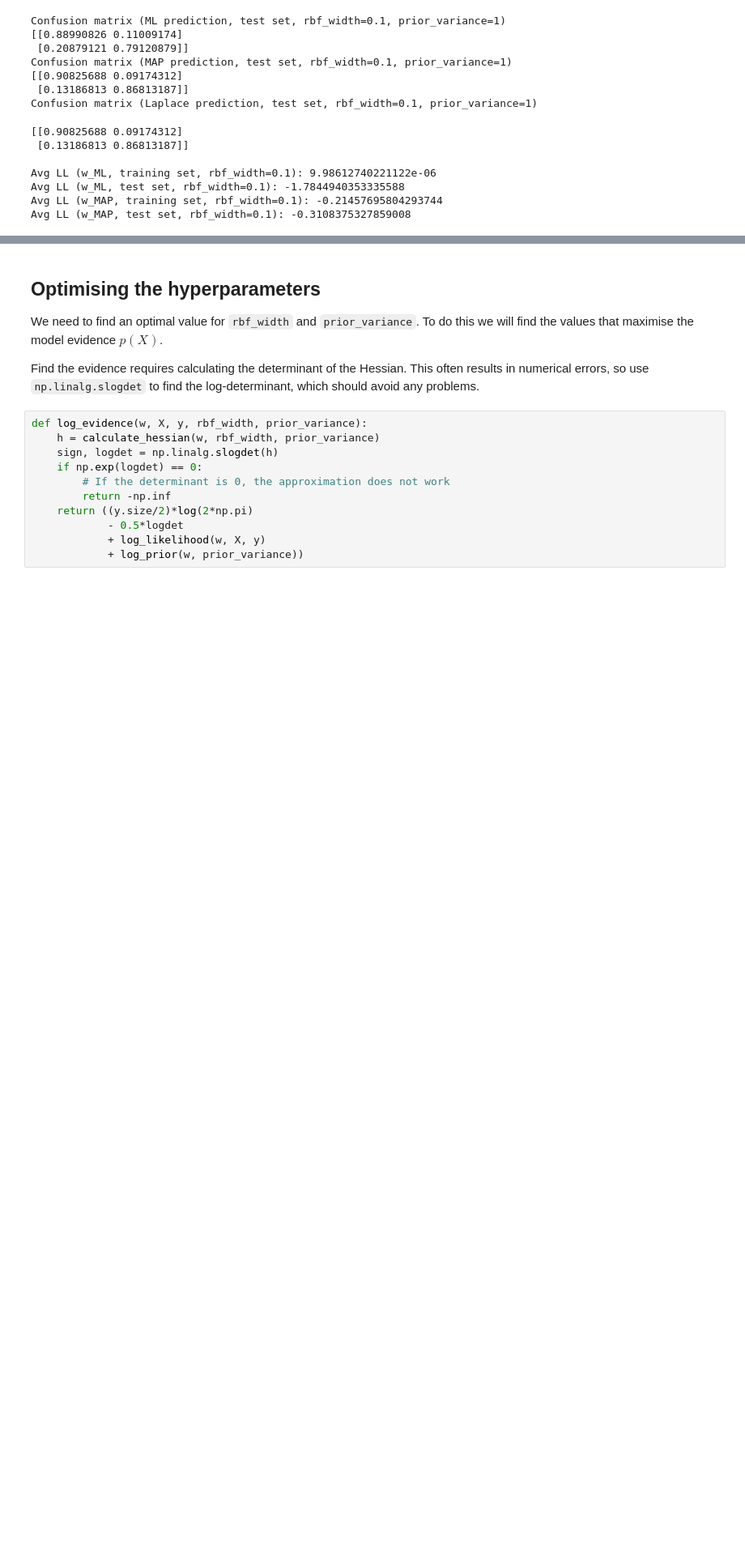
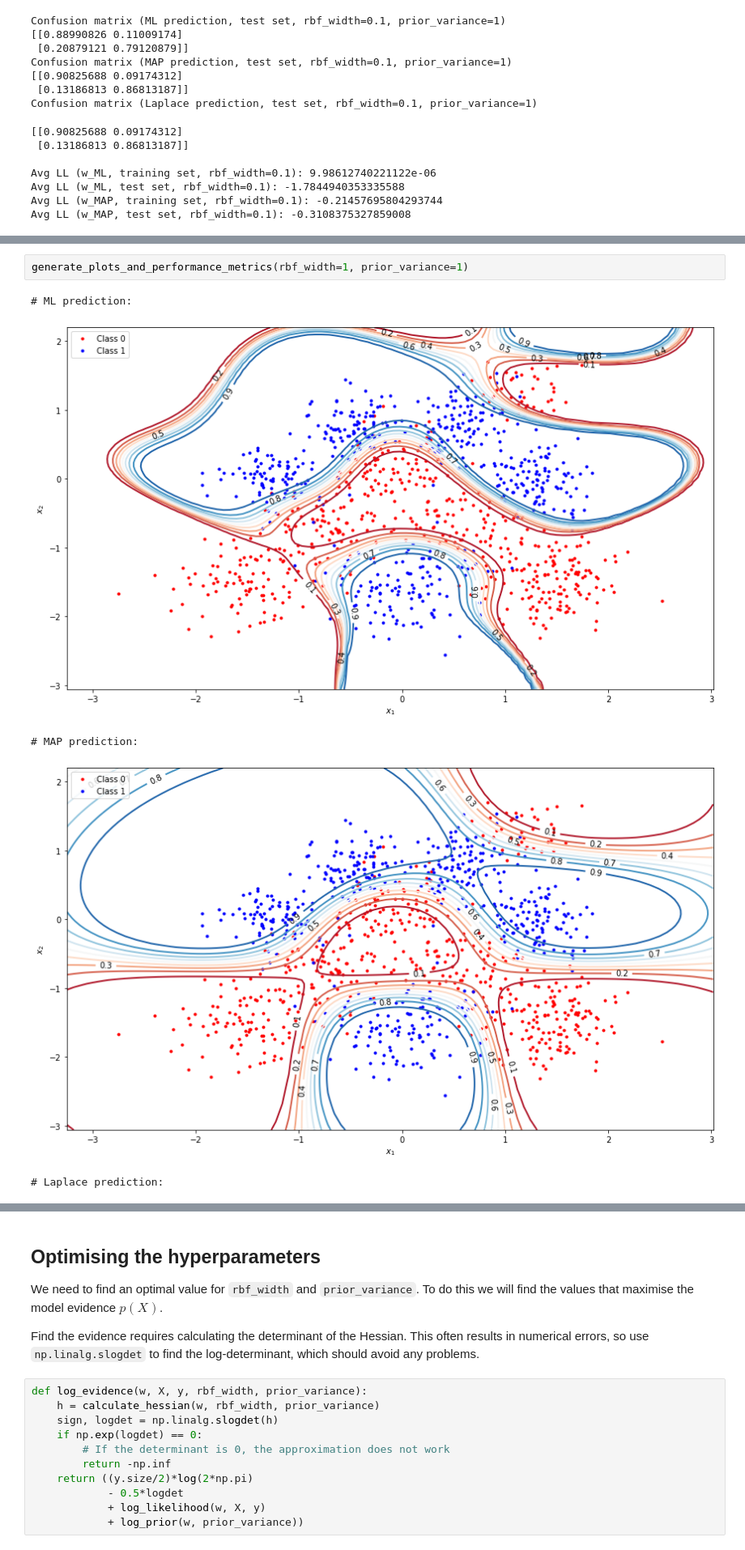
Before and after one commit to theo-brown/bayesian-logistic-classifier, a Jupyter notebook: Bayesian_Logistic_Classification.ipynb, the cells around one changed output, grey strips where cells are left out. Shown at 81% size. Saved outputs shown, nothing was run; the diff lists cells and outputs as text; blank space fills up the shorter version.

```diff
--- a/Bayesian_Logistic_Classification.ipynb
+++ b/Bayesian_Logistic_Classification.ipynb
@@ -288,0 +266,8 @@ Avg LL (w_MAP, test set, rbf_width=0.5): -0.2410965597796583
+# %%
+generate_plots_and_performance_metrics(rbf_width=1, prior_variance=1)
+# %% [output]
+# ML prediction:
+[figure, added]
+# MAP prediction:
+[figure, added]
+# Laplace prediction:
```
Also changed, not shown: parts of 3 cells of this notebook.
